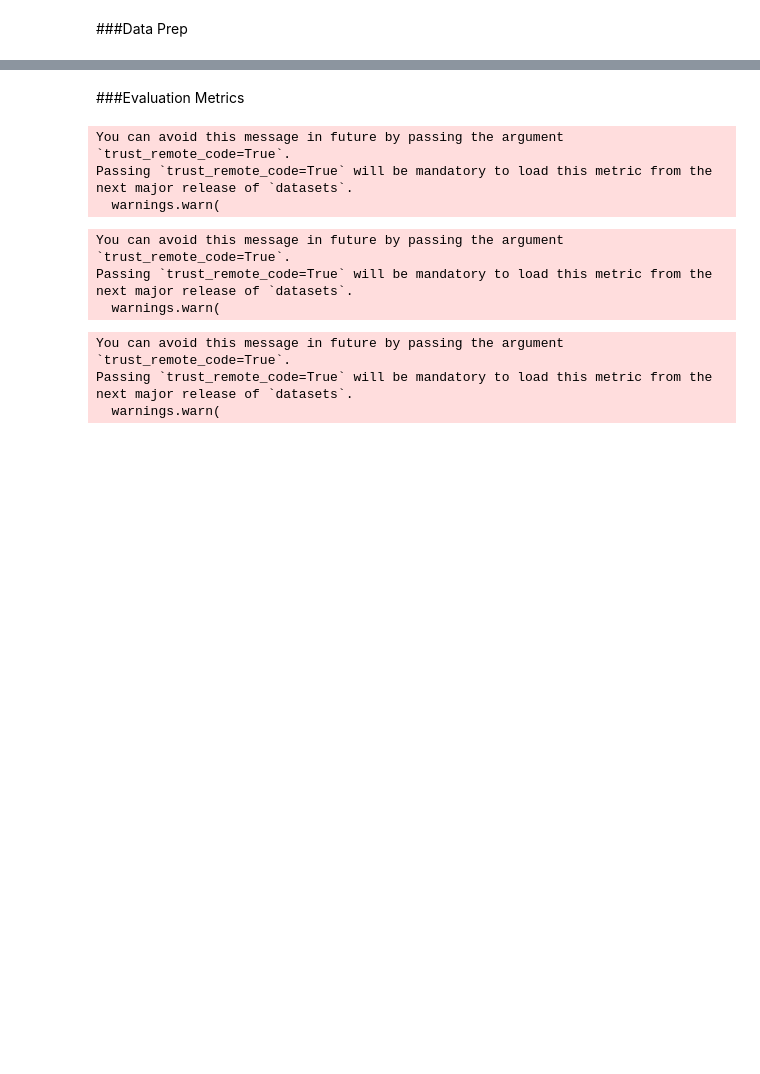
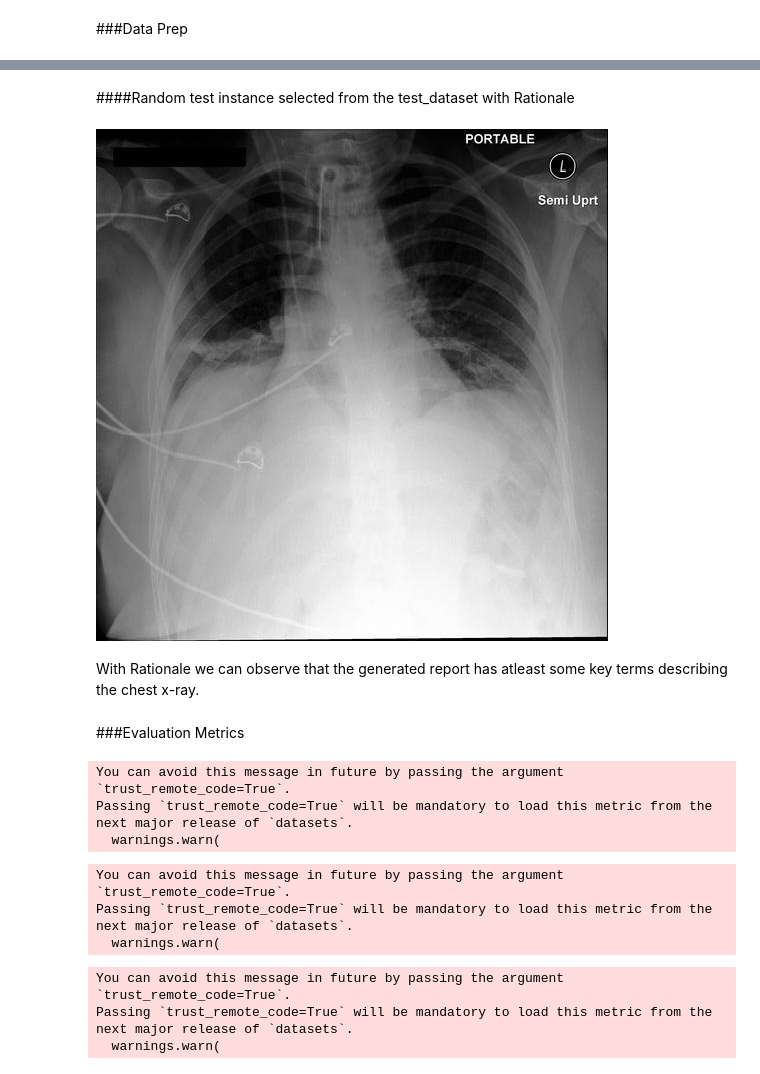
Before and after one commit to cpamidi/VLM, a Jupyter notebook: BLIP_VLMR.ipynb, the cells around one changed output, grey strips where cells are left out. Drawn from its saved outputs; the diff is of its cells as text; code cells hidden in the pictures; blank space fills up the shorter version.

```diff
--- a/BLIP_VLMR.ipynb
+++ b/BLIP_VLMR.ipynb
@@ -207,0 +203,14 @@ test_dataloader = DataLoader(test_dataset, batch_size=50, shuffle=True, collate_
+# %% [markdown]
+####Random test instance selected from the test_dataset with Rationale
+# %%
+image = testing_dataset[num]['image']
+display(image)
+image = vis_processors["eval"](image).unsqueeze(0).to(device)
+text = """Generate report based on rationale where Rational is {} Report: """.format(testing_dataset[num]['text'])
+report = testing_dataset[num]['report']
+predicted = model.generate({"image": image, "prompt": text})
+print(f"Rationale: {text}")
+print(f"Predicted: {predicted}")
+print(f"Actual: {report}")
+# %% [output]
+[figure, added]
@@ -208,3 +227,5 @@ test_dataloader = DataLoader(test_dataset, batch_size=50, shuffle=True, collate_
+# %% [markdown]
+With Rationale we can observe that the generated report has atleast some key terms describing the chest x-ray.
 # %% [markdown]
 ###Evaluation Metrics
 # %%
```
Also changed, not shown: parts of 32 cells of this notebook.
